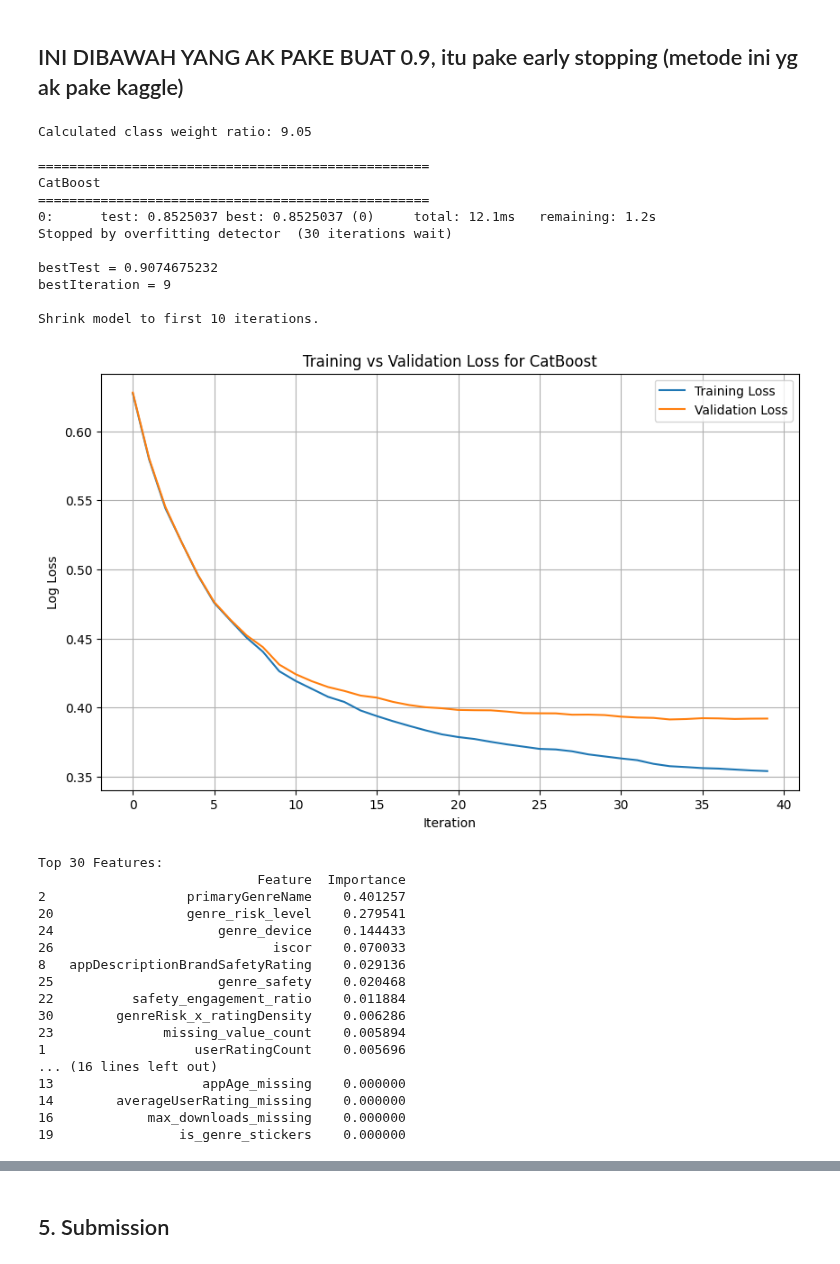
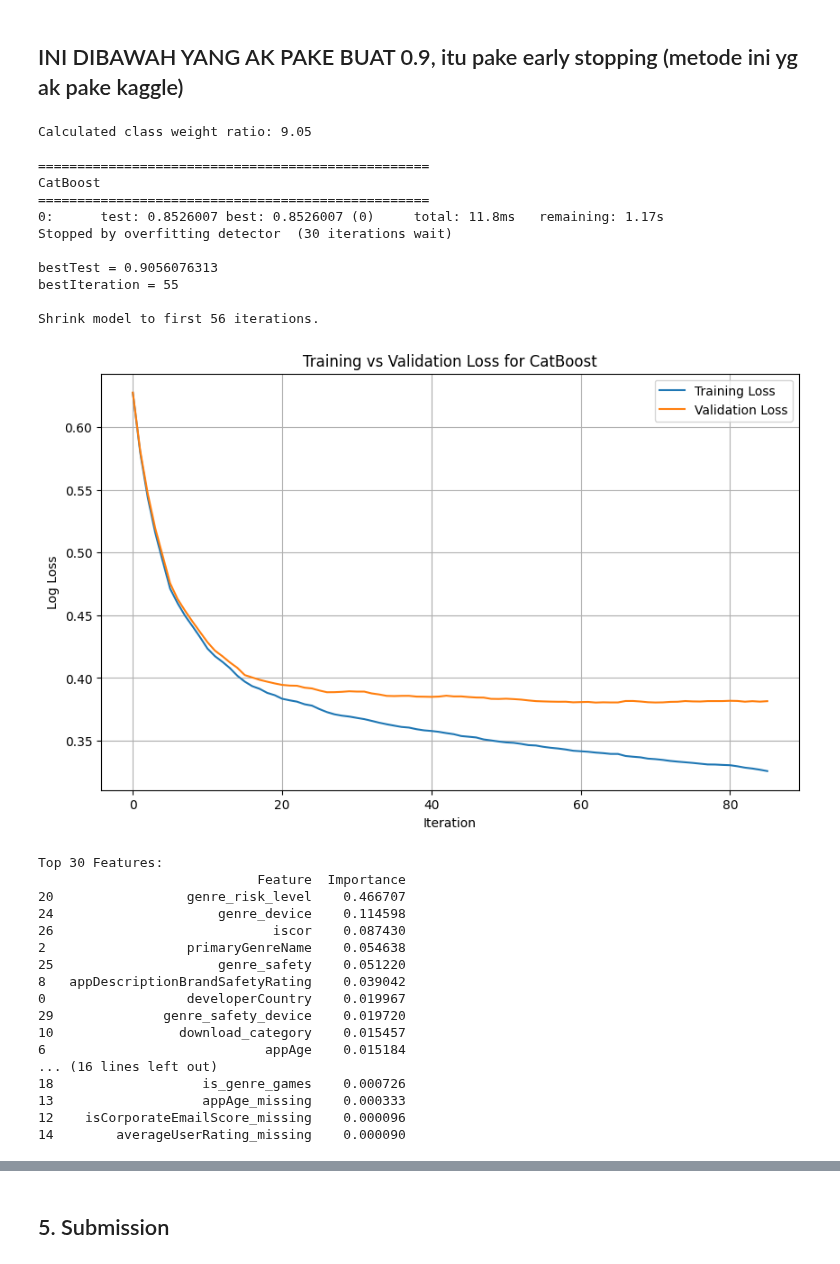
Before and after one commit to Reasondro/FindIT, a Jupyter notebook: Find_IT_Ale_New.ipynb, the cells around one changed output, grey strips where cells are left out. Saved outputs shown, nothing was run; the diff lists cells and outputs as text; code cells hidden in the pictures.

```diff
--- a/Find_IT_Ale_New.ipynb
+++ b/Find_IT_Ale_New.ipynb
@@ -2092,10 +2092,11 @@ models = {
         # class_weights=[1, class_weight_ratio],
         # verbose=0
 
-      iterations = 10,
+      iterations = 56,
       learning_rate = 0.1,
-      depth = 12,
-      l2_leaf_reg = 8,
+    #   depth = 12,
+      depth = 14,
+      l2_leaf_reg = 13,
       loss_function = 'Logloss',
       eval_metric = 'AUC',
       random_seed = 42,
@@ -2328,8 +2329,8 @@ models = {
     "CatBoost": CatBoostClassifier(
       iterations = 100,
       learning_rate = 0.1,
-      depth = 12,
-      l2_leaf_reg = 8,
+      depth = 14,
+      l2_leaf_reg = 13,
       loss_function = 'Logloss',
       eval_metric = 'AUC',
       random_seed = 42,
@@ -2349,52 +2350,52 @@ models = {
 
 
     )
 }
 
 # Evaluate all models
 results = {}
 for name, model in models.items():
     try:
         trained_model, auc_score = evaluate_model(model, X_train, y_train, X_val, y_val, name)
         results[name] = {'model': trained_model, 'auc': auc_score}
     except Exception as e:
         print(f"Failed to evaluate {name}: {e}")
         continue
 
 # Display results summary
 print("\n" + "="*50)
 print("Model Performance Summary (AUC)")
 print("="*50)
 for name, result in sorted(results.items(), key=lambda x: x[1]['auc'], reverse=True):
     print(f"{name}: {result['auc']:.6f}")
 # %% [output]
 Calculated class weight ratio: 9.05
 
 ==================================================
 CatBoost
 ==================================================
-0:      test: 0.8525037 best: 0.8525037 (0)     total: 12.1ms   remaining: 1.2s
+0:      test: 0.8526007 best: 0.8526007 (0)     total: 11.8ms   remaining: 1.17s
 Stopped by overfitting detector  (30 iterations wait)
 
-bestTest = 0.9074675232
-bestIteration = 9
+bestTest = 0.9056076313
+bestIteration = 55
 
-Shrink model to first 10 iterations.
+Shrink model to first 56 iterations.
-[figure, old version]
+[figure, new version]
 Top 30 Features:
                             Feature  Importance
-2                  primaryGenreName    0.401257
-20                 genre_risk_level    0.279541
-24                     genre_device    0.144433
-26                            iscor    0.070033
-8   appDescriptionBrandSafetyRating    0.029136
-25                     genre_safety    0.020468
-22          safety_engagement_ratio    0.011884
-30        genreRisk_x_ratingDensity    0.006286
-23              missing_value_count    0.005894
-1                   userRatingCount    0.005696
+20                 genre_risk_level    0.466707
+24                     genre_device    0.114598
+26                            iscor    0.087430
+2                  primaryGenreName    0.054638
+25                     genre_safety    0.051220
+8   appDescriptionBrandSafetyRating    0.039042
+0                  developerCountry    0.019967
+29              genre_safety_device    0.019720
+10                download_category    0.015457
+6                            appAge    0.015184
 ... (16 lines left out)
-13                   appAge_missing    0.000000
-14        averageUserRating_missing    0.000000
-16            max_downloads_missing    0.000000
-19                is_genre_stickers    0.000000
+18                   is_genre_games    0.000726
+13                   appAge_missing    0.000333
+12    isCorporateEmailScore_missing    0.000096
+14        averageUserRating_missing    0.000090
```
Also changed, not shown: parts of 5 cells of this notebook.
